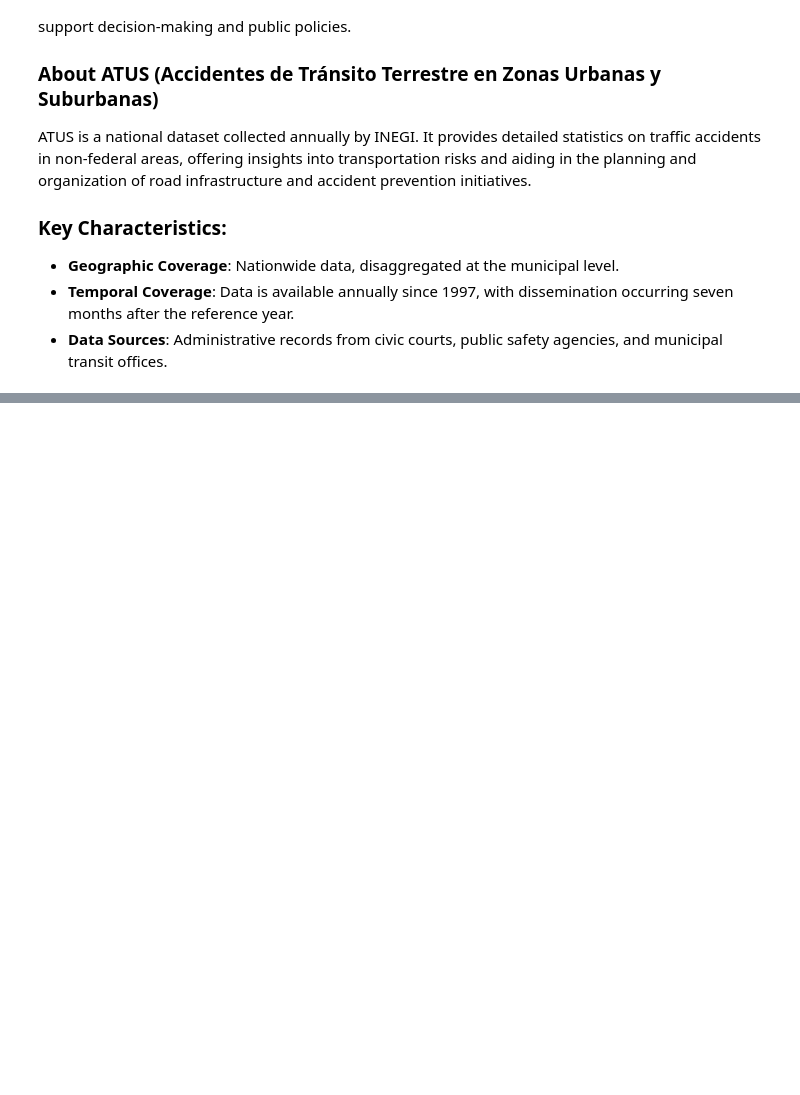
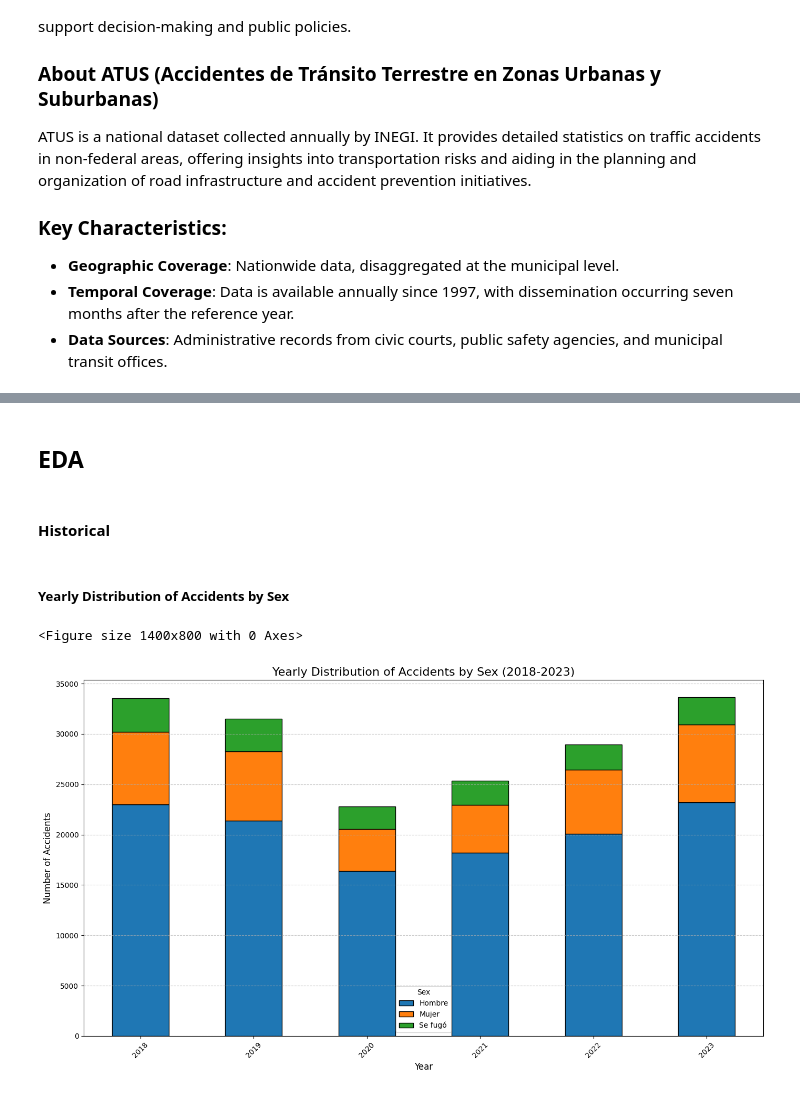
Before and after one commit to pgomezr0/Monterrey-Collisions, a Jupyter notebook: notebooks/inegi_accidentes_exploration.ipynb, the cells around one changed output, grey strips where cells are left out. Drawn from its saved outputs; the diff is of its cells as text; code cells hidden in the pictures; blank space fills up the shorter version.

```diff
--- a/notebooks/inegi_accidentes_exploration.ipynb
+++ b/notebooks/inegi_accidentes_exploration.ipynb
@@ -106,0 +153,17 @@ Name: count, dtype: int64
+# %%
+# Removing unnecessary columna or those that only have one value
+hist_acc_df = hist_acc_df.drop(columns=["cobertura", "id_entidad", "id_municipio", "suburbana", "estatus", "caparod", "cinturon"])
+# %%
+hist_acc_df.diasemana = hist_acc_df.diasemana.replace({
+    'Miércoles': 'Miercoles',
+    'Sábado': 'Sabado',
+    'lunes': 'Lunes'
+})
+# %%
+# New column for casualties of accidents killed
+hist_acc_df['casualties_kil'] = hist_acc_df[['condmuerto', 'pasamuerto', 'peatmuerto', 'ciclmuerto', 'otromuerto', 'nemuerto']].sum(axis=1)
+# %%
+# New column for casualties of accidents injured
+hist_acc_df['casualties_inj'] = hist_acc_df[['condherido', 'pasaherido', 'peatherido', 'ciclherido', 'otroherido', 'neherido']].sum(axis=1)
+# %% [markdown]
+## EDA
@@ -106,0 +173,22 @@ Name: count, dtype: int64
+# %% [markdown]
+#### Historical
+# %% [markdown]
+##### Yearly Distribution of Accidents by Sex
+# %%
+grouped_date_data = hist_acc_df.groupby(['anio', 'sexo']).size().unstack(fill_value=0)
+
+plt.figure(figsize=(14, 8))
+grouped_date_data.plot(kind='bar', stacked=True, figsize=(14, 8), edgecolor='black')
+
+plt.title('Yearly Distribution of Accidents by Sex (2018-2023)', fontsize=16)
+plt.xlabel('Year', fontsize=12)
+plt.ylabel('Number of Accidents', fontsize=12)
+plt.xticks(rotation=45, fontsize=10)
+plt.legend(title='Sex', fontsize=10)
+plt.grid(axis='y', linestyle='--', alpha=0.7)
+
+plt.tight_layout()
+plt.show()
+# %% [output]
+<Figure size 1400x800 with 0 Axes>
+[figure, added]
```
Also changed, not shown: parts of 57 cells of this notebook, 1 other file.
